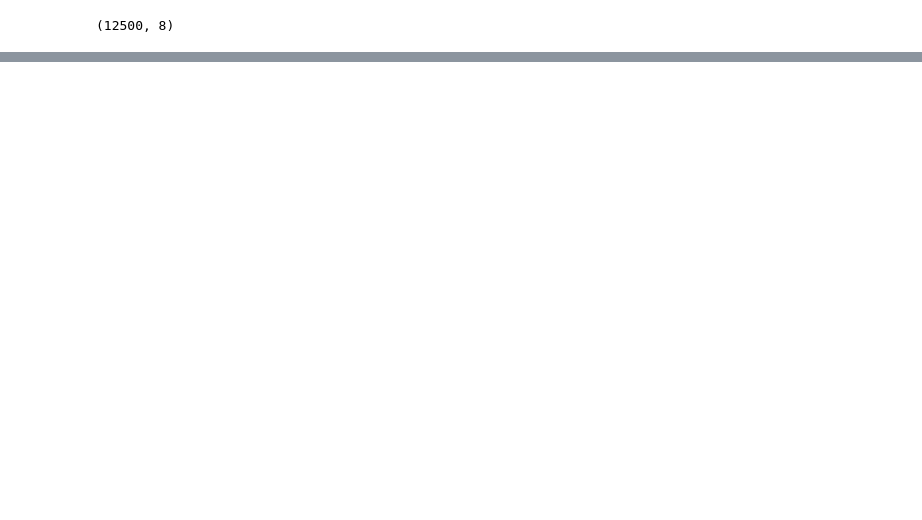
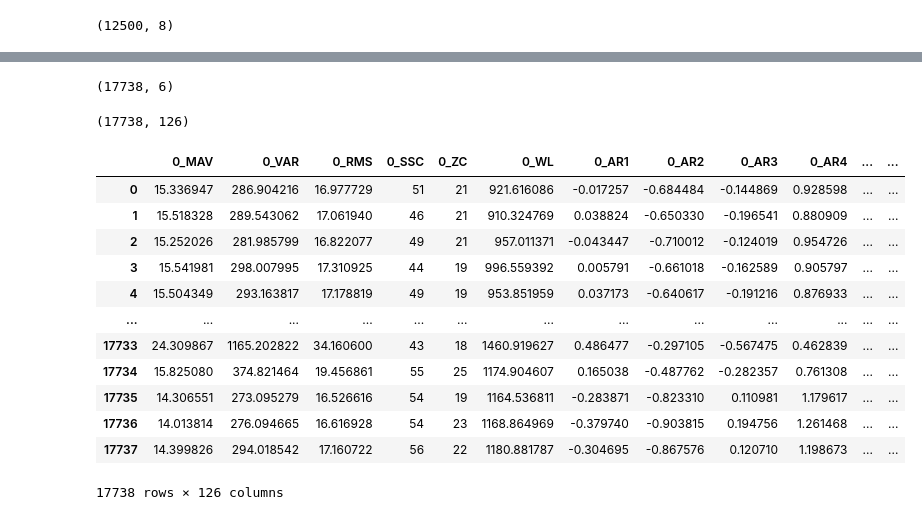
Before and after one commit to N-Pulse/BMI-SOFT-EMG-Decoding, a Jupyter notebook: notebooks/test_edf.ipynb, the cells around one changed output, grey strips where cells are left out. Cells and saved outputs as stored; diff of their text form; code cells hidden in the pictures; blank space fills up the shorter version.

Commit message:
Merge loading and preprocessing

```diff
--- a/notebooks/test_edf.ipynb
+++ b/notebooks/test_edf.ipynb
@@ -100,0 +762,2 @@ emg_data.shape
+# %%
+dict_loaded = load_emg_data(repo_root, subject="P005", session="S002", task="Default", run="001_eeg_up")
@@ -100,0 +908,2 @@ emg_data.shape
+# %%
+windowed_df = segment_aux_windows_new(dict_loaded[0]["X"])
@@ -100,0 +930,3 @@ emg_data.shape
+# %%
+preproc_df = notch_filter(windowed_df)
+preproc_df = passband_filter(preproc_df)
@@ -100,0 +949,4 @@ emg_data.shape
+# %%
+preproc_df.shape
+# %% [output]
+(17738, 6)
@@ -100,0 +1091,37 @@ emg_data.shape
+# %%
+features_list = []
+for idx in range(len(preproc_df)):
+    window_features = {}
+
+    for ch in preproc_df.columns:
+        signal_window = preproc_df.loc[idx, ch]
+        ch_features = extract_window_features(signal_window, fs=1000)
+
+        # Prefix with channel name
+        for feat_name, feat_val in ch_features.items():
+            window_features[f"{ch}_{feat_name}"] = feat_val
+
+    features_list.append(window_features)
+
+# Create DataFrame
+features_df = pd.DataFrame(features_list)
+# %%
+features_df.shape
+# %% [output]
+(17738, 126)
+# %%
+features_df
+# %% [output]
+|  | 0_MAV | 0_VAR | 0_RMS | 0_SSC | 0_ZC | 0_WL | 0_AR1 | 0_AR2 | 0_AR3 | 0_AR4 | ... | ... |
+| 0 | 15.336947 | 286.904216 | 16.977729 | 51 | 21 | 921.616086 | -0.017257 | -0.684484 | -0.144869 | 0.928598 | ... | ... |
+| 1 | 15.518328 | 289.543062 | 17.061940 | 46 | 21 | 910.324769 | 0.038824 | -0.650330 | -0.196541 | 0.880909 | ... | ... |
+| 2 | 15.252026 | 281.985799 | 16.822077 | 49 | 21 | 957.011371 | -0.043447 | -0.710012 | -0.124019 | 0.954726 | ... | ... |
+| 3 | 15.541981 | 298.007995 | 17.310925 | 44 | 19 | 996.559392 | 0.005791 | -0.661018 | -0.162589 | 0.905797 | ... | ... |
+| 4 | 15.504349 | 293.163817 | 17.178819 | 49 | 19 | 953.851959 | 0.037173 | -0.640617 | -0.191216 | 0.876933 | ... | ... |
+| ... | ... | ... | ... | ... | ... | ... | ... | ... | ... | ... | ... | ... |
+| 17733 | 24.309867 | 1165.202822 | 34.160600 | 43 | 18 | 1460.919627 | 0.486477 | -0.297105 | -0.567475 | 0.462839 | ... | ... |
+| 17734 | 15.825080 | 374.821464 | 19.456861 | 55 | 25 | 1174.904607 | 0.165038 | -0.487762 | -0.282357 | 0.761308 | ... | ... |
+| 17735 | 14.306551 | 273.095279 | 16.526616 | 54 | 19 | 1164.536811 | -0.283871 | -0.823310 | 0.110981 | 1.179617 | ... | ... |
+| 17736 | 14.013814 | 276.094665 | 16.616928 | 54 | 23 | 1168.864969 | -0.379740 | -0.903815 | 0.194756 | 1.261468 | ... | ... |
+| 17737 | 14.399826 | 294.018542 | 17.160722 | 56 | 22 | 1180.881787 | -0.304695 | -0.867576 | 0.120710 | 1.198673 | ... | ... |
+17738 rows × 126 columns
```
Also changed, not shown: parts of 19 cells of this notebook, 5 other files.
